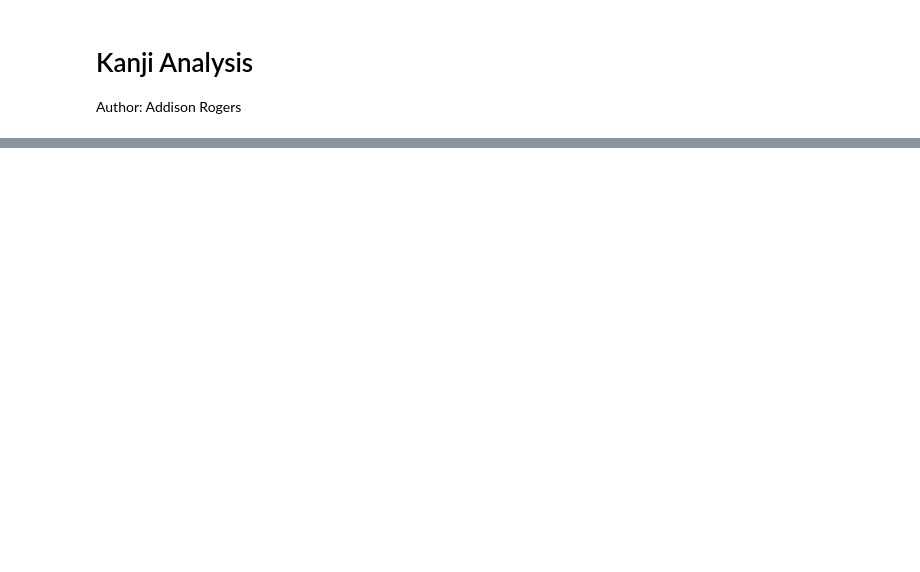
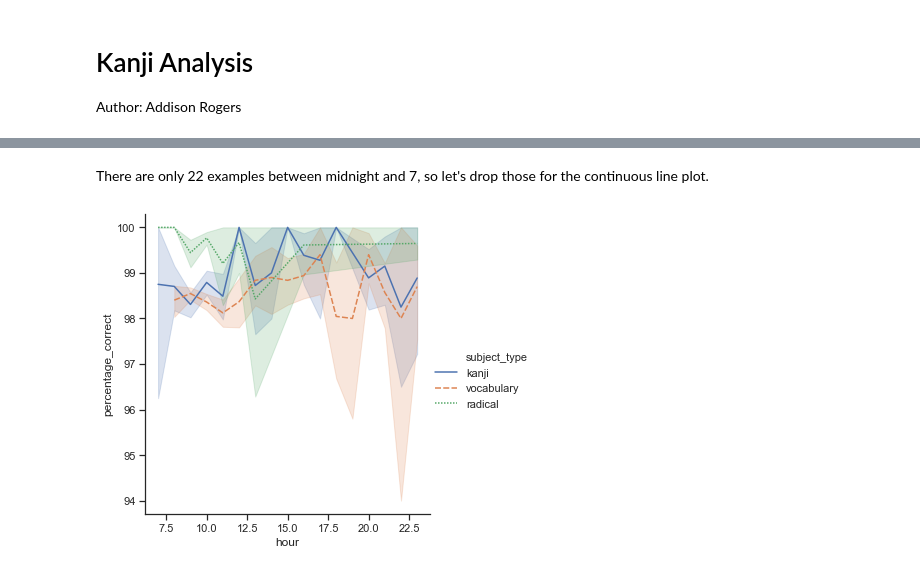
Before and after one commit to addRogers/kanji-analysis, a Jupyter notebook: kanji_analysis.ipynb, the cells around one changed output, grey strips where cells are left out. Saved outputs shown, nothing was run; the diff lists cells and outputs as text; code cells hidden in the pictures; blank space fills up the shorter version.

```diff
--- a/kanji_analysis.ipynb
+++ b/kanji_analysis.ipynb
@@ -27,0 +68,4 @@ Name: created_at, dtype: object
+# %%
+stats_by_hour = stats_df.copy()
+stats_by_hour['hour'] = stats_by_hour['created_at'].dt.hour
+stats_by_hour.groupby('hour').count()
@@ -27,0 +91,8 @@ Name: created_at, dtype: object
+# %% [markdown]
+There are only 22 examples between midnight and 7, so let's drop those for the continuous line plot.
+# %%
+sel_hours = stats_by_hour['hour'] >= 7
+ax = sns.relplot(x='hour', y='percentage_correct', kind='line',
+            hue='subject_type', style='subject_type', data=stats_by_hour[sel_hours])
+# %% [output]
+[figure, added]
```
Also changed, not shown: parts of 15 cells of this notebook.
